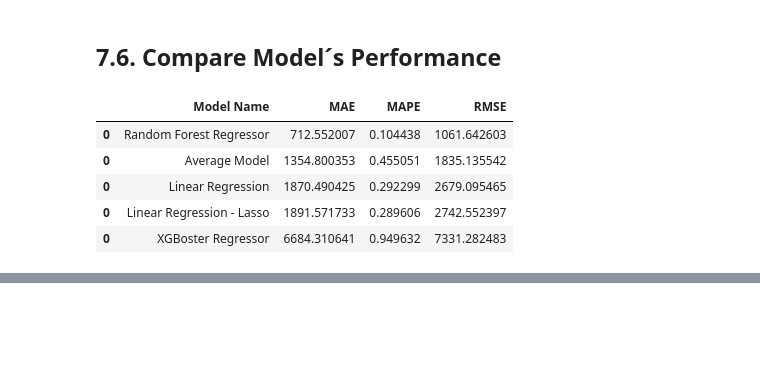
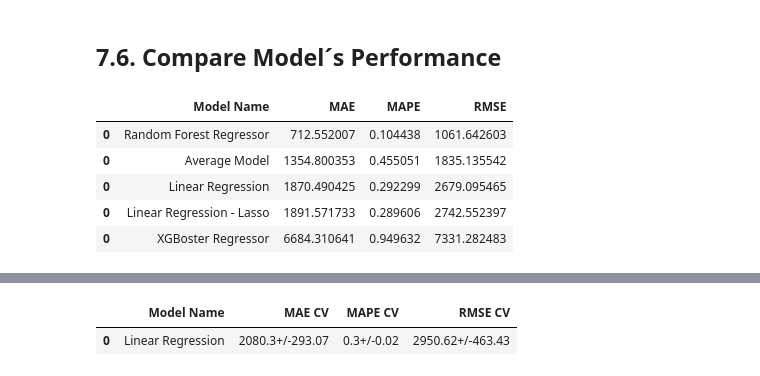
Before and after one commit to webluc/ds-em-producao, a Jupyter notebook: m07_v01_store_sales_prediction.ipynb, the cells around one changed output, grey strips where cells are left out. Saved outputs shown, nothing was run; the diff lists cells and outputs as text; code cells hidden in the pictures; blank space fills up the shorter version.

Commit message:
Cross-Validation Function

```diff
--- a/m07_v01_store_sales_prediction.ipynb
+++ b/m07_v01_store_sales_prediction.ipynb
@@ -1051,7 +1104,8 @@ cols_selected_boruta = [
 #columns to add
 feat_to_add = ['date','sales']
 
-#cols_selected_boruta.extend( feat_to_add )
+cols_selected_boruta_full = cols_selected_boruta.copy()
+cols_selected_boruta_full.extend( feat_to_add )
 # %% [markdown]
 # PASSO 07 -  Machine Learning
 # %%
@@ -1160,0 +1217,5 @@ modelling_result.sort_values( 'RMSE')
+# %%
+x_training = X_train[ cols_selected_boruta_full ]
+# %%
+model = LinearRegression()
+a = cross_validation( x_training, 5, 'Linear Regression', model, verbose=True )
@@ -1160,0 +1232,5 @@ modelling_result.sort_values( 'RMSE')
+# %%
+a.head()
+# %% [output]
+|  | Model Name | MAE CV | MAPE CV | RMSE CV |
+| 0 | Linear Regression | 2080.3+/-293.07 | 0.3+/-0.02 | 2950.62+/-463.43 |
```
Also changed, not shown: parts of 7 cells of this notebook.
